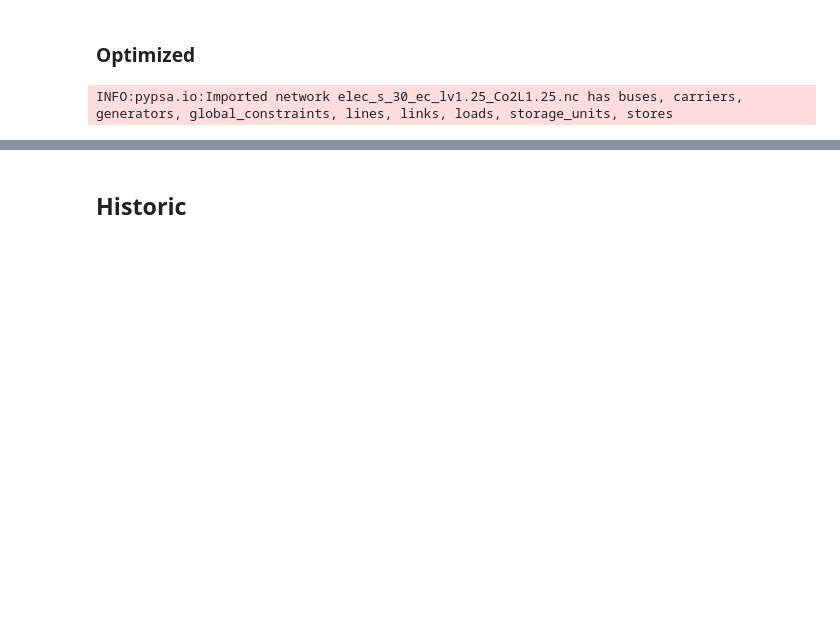
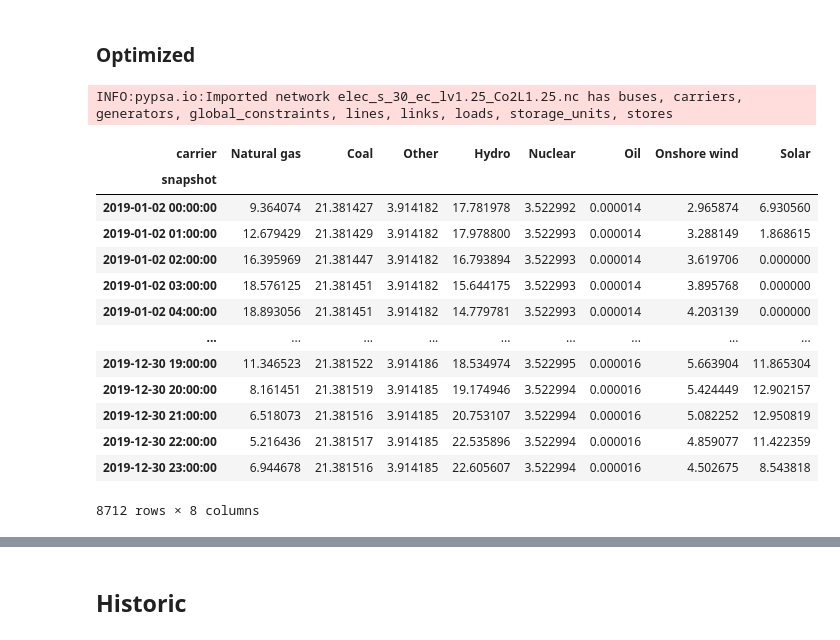
Before and after one commit to PyPSA/pypsa-usa, a Jupyter notebook: workflow/notebooks/data_validation.ipynb, the cells around one changed output, grey strips where cells are left out. Drawn from its saved outputs; the diff is of its cells as text; code cells hidden in the pictures; blank space fills up the shorter version.

```diff
--- a/workflow/notebooks/data_validation.ipynb
+++ b/workflow/notebooks/data_validation.ipynb
@@ -11,12 +11,27 @@ import matplotlib.dates as mdates
 # %%
 # Import solved network
 nw = pypsa.Network("/Users/nomio/Documents/REU/Fall_2324/test/pypsa-usa/workflow/results/western/networks/elec_s_30_ec_lv1.25_Co2L1.25.nc")
-ba_carrier = nw.generators_t["p"].drop(['Arizona0 0 CCGT', 'Arizona0 0 OCGT', 'Arizona0 0 coal', 'Arizona0 0 hydro', 'Arizona0 0 nuclear',
-                           'Arizona0 0 oil', 'Arizona0 0 onwind','Arizona0 0 solar'], axis=1)
+# columns_to_drop = [col for col in nw.generators_t["p"].columns if 'Arizona' in col]
+# ba_carrier = nw.generators_t["p"].drop(columns_to_drop, axis=1)
 optimized = ba_carrier.groupby(axis="columns", by=nw.generators["carrier"]).sum().loc["2019-01-02 00:00:00":"2019-12-30 23:00:00"]
 optimized['CCGT'] = optimized['CCGT'] + optimized['OCGT']
 optimized_final = optimized.drop(['OCGT','offwind','load'], axis=1)
 op_f = optimized_final.rename(columns={'CCGT':'Natural gas', 'hydro':'Hydro', 'oil':'Oil', 'onwind':'Onshore wind', 'solar':'Solar', 'nuclear':'Nuclear','coal':'Coal', 'geothermal':'Other'})
 optimized = op_f /1e3
+optimized
 # %% [output]
 INFO:pypsa.io:Imported network elec_s_30_ec_lv1.25_Co2L1.25.nc has buses, carriers, generators, global_constraints, lines, links, loads, storage_units, stores
+| carrier | Natural gas | Coal | Other | Hydro | Nuclear | Oil | Onshore wind | Solar |
+| snapshot |  |  |  |  |  |  |  |  |
+| 2019-01-02 00:00:00 | 9.364074 | 21.381427 | 3.914182 | 17.781978 | 3.522992 | 0.000014 | 2.965874 | 6.930560 |
+| 2019-01-02 01:00:00 | 12.679429 | 21.381429 | 3.914182 | 17.978800 | 3.522993 | 0.000014 | 3.288149 | 1.868615 |
+| 2019-01-02 02:00:00 | 16.395969 | 21.381447 | 3.914182 | 16.793894 | 3.522993 | 0.000014 | 3.619706 | 0.000000 |
+| 2019-01-02 03:00:00 | 18.576125 | 21.381451 | 3.914182 | 15.644175 | 3.522993 | 0.000014 | 3.895768 | 0.000000 |
+| 2019-01-02 04:00:00 | 18.893056 | 21.381451 | 3.914182 | 14.779781 | 3.522993 | 0.000014 | 4.203139 | 0.000000 |
+| ... | ... | ... | ... | ... | ... | ... | ... | ... |
+| 2019-12-30 19:00:00 | 11.346523 | 21.381522 | 3.914186 | 18.534974 | 3.522995 | 0.000016 | 5.663904 | 11.865304 |
+| 2019-12-30 20:00:00 | 8.161451 | 21.381519 | 3.914185 | 19.174946 | 3.522994 | 0.000016 | 5.424449 | 12.902157 |
+| 2019-12-30 21:00:00 | 6.518073 | 21.381516 | 3.914185 | 20.753107 | 3.522994 | 0.000016 | 5.082252 | 12.950819 |
+| 2019-12-30 22:00:00 | 5.216436 | 21.381517 | 3.914185 | 22.535896 | 3.522994 | 0.000016 | 4.859077 | 11.422359 |
+| 2019-12-30 23:00:00 | 6.944678 | 21.381516 | 3.914185 | 22.605607 | 3.522994 | 0.000016 | 4.502675 | 8.543818 |
+8712 rows × 8 columns
```
Also changed, not shown: parts of 15 cells of this notebook, 6 other files.
